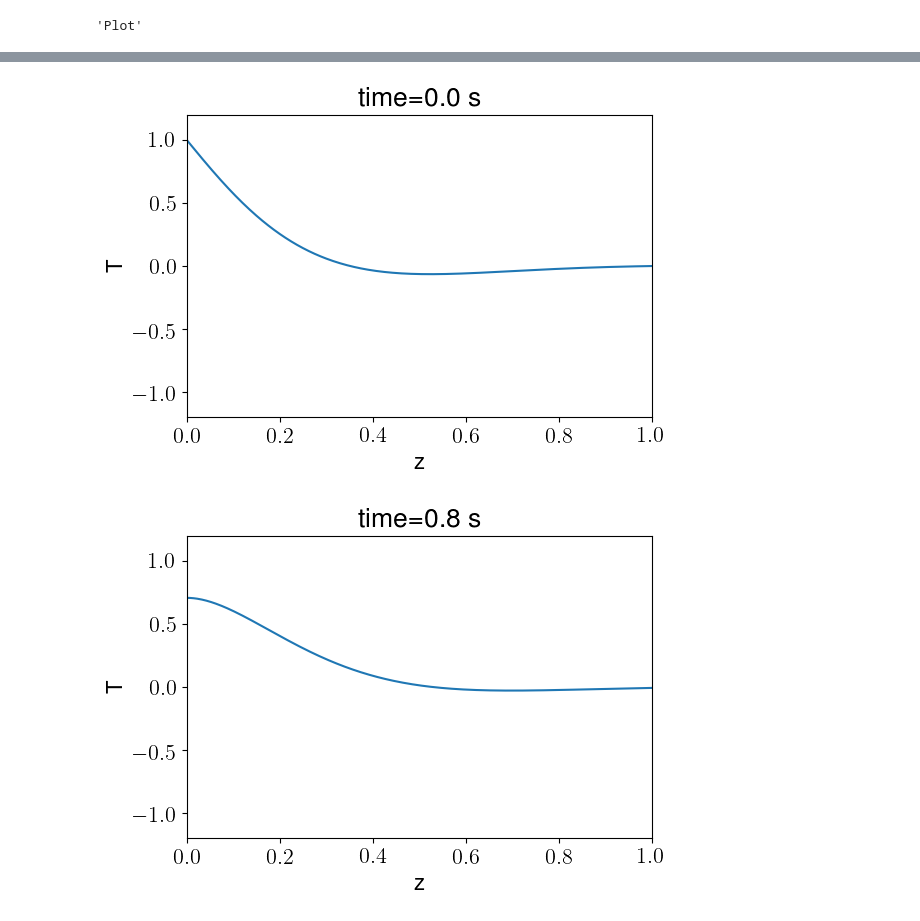
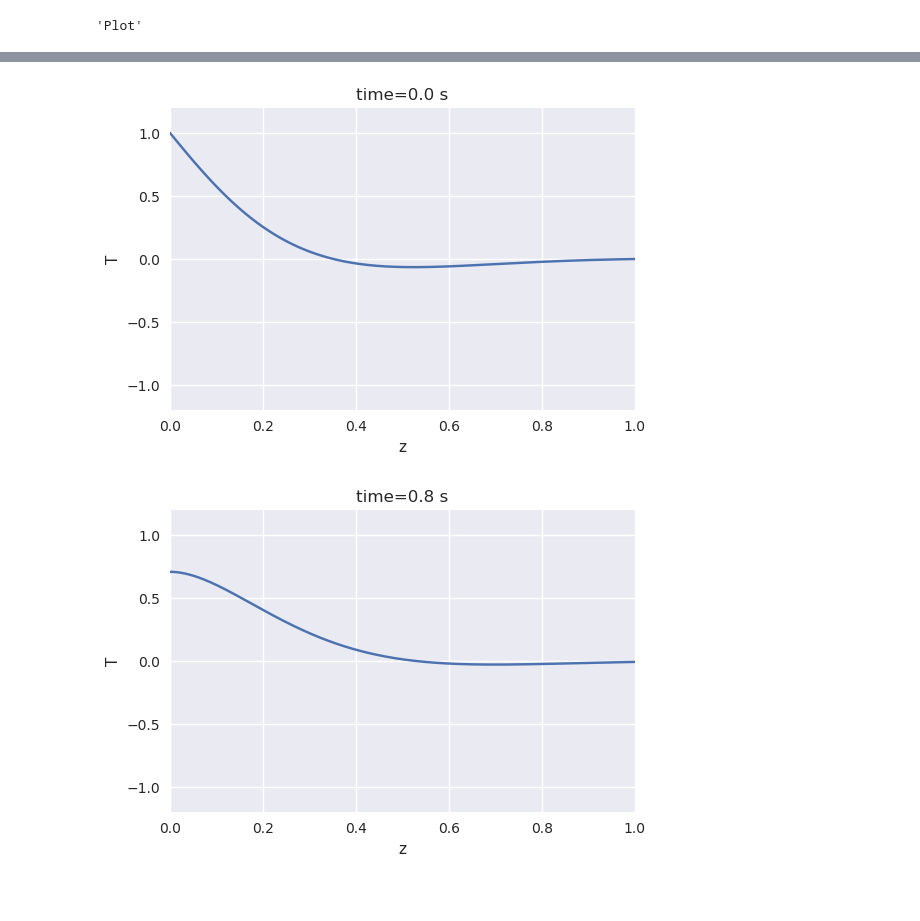
Before and after one commit to mgje/PIUMP, a Jupyter notebook: wr2018/Kapitel_4_Array_Plots.ipynb, the cells around one changed output, grey strips where cells are left out. Drawn from its saved outputs; the diff is of its cells as text; code cells hidden in the pictures; blank space fills up the shorter version.

```diff
--- a/wr2018/Kapitel_4_Array_Plots.ipynb
+++ b/wr2018/Kapitel_4_Array_Plots.ipynb
@@ -61,10 +61,11 @@ from matplotlib.pyplot import *
 import numpy as np
 
 # Plot Einstellungen
+mpl.rc('text', usetex=False)
 mpl.rc('font',**{'family':'sans-serif','sans-serif':['Helvetica'],'size' : '20'})
 mpl.rc('figure',**{'dpi':160})
 #mpl.rc('font',**{'family':'serif','serif':['Palatino']})
-mpl.rc('text', usetex=True)
+
 
 #Funktion
 def f1(t):
@@ -93,10 +94,11 @@ from matplotlib.pyplot import *
 import numpy as np
 
 # Plot Einstellungen
+mpl.rc('text', usetex=False)
 mpl.rc('font',**{'family':'sans-serif','sans-serif':['Helvetica'],'size' : '16'})
 mpl.rc('figure',**{'dpi':160})
 #mpl.rc('font',**{'family':'serif','serif':['Palatino']})
-mpl.rc('text', usetex=True)
+
 
 
 def f1(t):
@@ -182,8 +184,8 @@ import matplotlib.pyplot as plt
 from ipywidgets import interact
 from math import *
 import numpy as np
-#plt.style.use('seaborn')
-# print(plt.style.available)
+plt.style.use('seaborn')
+#print(plt.style.available)
 plt.rcParams['figure.dpi'] = 160
 
 #Funktion definieren
@@ -288,41 +290,42 @@ import numpy as np
 
 
 # Plot Einstellungen
+mpl.rc('text', usetex=False)
 mpl.rc('font',**{'family':'sans-serif',
                  'sans-serif':['Helvetica'],'size' : '16'})
 mpl.rc('figure',**{'dpi':100})
-mpl.rc('text', usetex=True)
+
 
 def anim(tmax, dt, x, function, ymin, ymax, t0=0,\
               xlab='x', ylab='y', hardcopy_stem='tmp_'):
     t = t0
     counter = 0
     while t <= tmax:
         figure()
         y = function(x, t)
         plot(x,y)
         axis([x[0], x[-1], ymin, ymax])
         ylabel(ylab)
         xlabel(xlab)
         title('time=%.1f s' % t)
         #savefig(hardcopy_stem + '%04d.pdf' % counter)
         counter = counter + 1
         t += dt
 
 
 def T(z, t, b=4.5):
       return np.exp(-b*z)*np.cos(t - b*z)
 
 b = float(2)
 n = 401
 z = np.linspace(0, 1, n)
 t0 = 0.001
 TMax = 2*pi
 dT = 0.25*pi
 yMin = -1.2
 yMax = 1.2
 
 anim(TMax, dT, z, T, yMin, yMax, t0, 'z', 'T')
 # %% [output]
-[figure, old version]
+[figure, new version]
-[figure, old version]
+[figure, new version]
```
Also changed, not shown: parts of 6 cells of this notebook.
